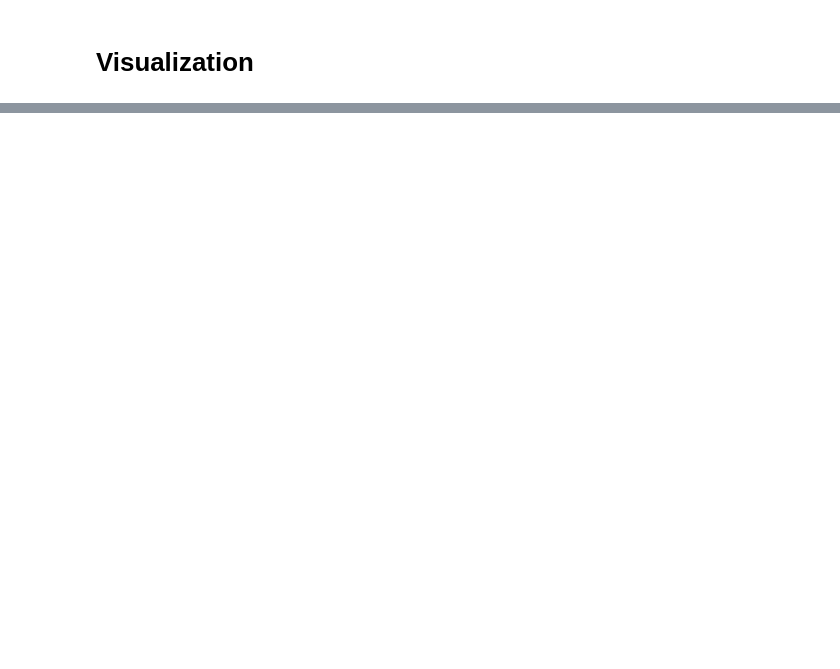
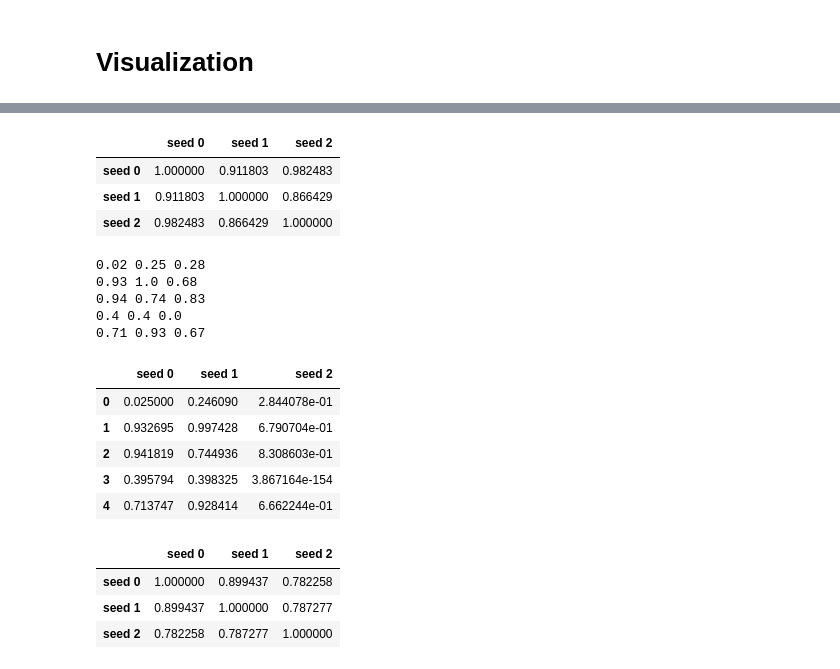
Before and after one commit to valentine-alia/BPE, a Jupyter notebook: concatenating_experiment/concatenating_stuff.ipynb, the cells around one changed output, grey strips where cells are left out. Saved outputs shown, nothing was run; the diff lists cells and outputs as text; code cells hidden in the pictures; blank space fills up the shorter version.

```diff
--- a/concatenating_experiment/concatenating_stuff.ipynb
+++ b/concatenating_experiment/concatenating_stuff.ipynb
@@ -308,0 +319,48 @@ plt.show()
+# %%
+df.corr()
+# %% [output]
+|  | seed 0 | seed 1 | seed 2 |
+| seed 0 | 1.000000 | 0.911803 | 0.982483 |
+| seed 1 | 0.911803 | 1.000000 | 0.866429 |
+| seed 2 | 0.982483 | 0.866429 | 1.000000 |
+# %%
+CI_metrics0 = []
+CI_metrics2 = []
+CI_metrics3 = []
+
+for i in range(len(a_vals)):
+    pdf0 = lambda x,y: vps0[i].pdf(np.array([[y,x]]))
+    pdf2 = lambda x,y: vps2[i].pdf(np.array([[y,x]]))
+    pdf3 = lambda x,y: vps3[i].pdf(np.array([[y,x]]))
+    CI_metrics0.append(CI_2D(vps0[i],pdf0,param_list[i]))
+    CI_metrics2.append(CI_2D(vps2[i],pdf2,param_list[i]))
+    CI_metrics3.append(CI_2D(vps3[i],pdf3,param_list[i]))
+
+for i in range(len(a_vals)):
+    print(np.around(CI_metrics0[i],2),np.around(CI_metrics2[i],2),np.around(CI_metrics3[i],2))
+# %% [output]
+0.02 0.25 0.28
+0.93 1.0 0.68
+0.94 0.74 0.83
+0.4 0.4 0.0
+0.71 0.93 0.67
+# %%
+CI_df = pd.DataFrame([CI_metrics0,CI_metrics2,CI_metrics3]).T
+
+CI_df.columns = ["seed 0", "seed 1", "seed 2"]
+
+CI_df
+# %% [output]
+|  | seed 0 | seed 1 | seed 2 |
+| 0 | 0.025000 | 0.246090 | 2.844078e-01 |
+| 1 | 0.932695 | 0.997428 | 6.790704e-01 |
+| 2 | 0.941819 | 0.744936 | 8.308603e-01 |
+| 3 | 0.395794 | 0.398325 | 3.867164e-154 |
+| 4 | 0.713747 | 0.928414 | 6.662244e-01 |
+# %%
+CI_df.corr()
+# %% [output]
+|  | seed 0 | seed 1 | seed 2 |
+| seed 0 | 1.000000 | 0.899437 | 0.782258 |
+| seed 1 | 0.899437 | 1.000000 | 0.787277 |
+| seed 2 | 0.782258 | 0.787277 | 1.000000 |
```
Also changed, not shown: parts of 15 cells of this notebook, 6 other files.
